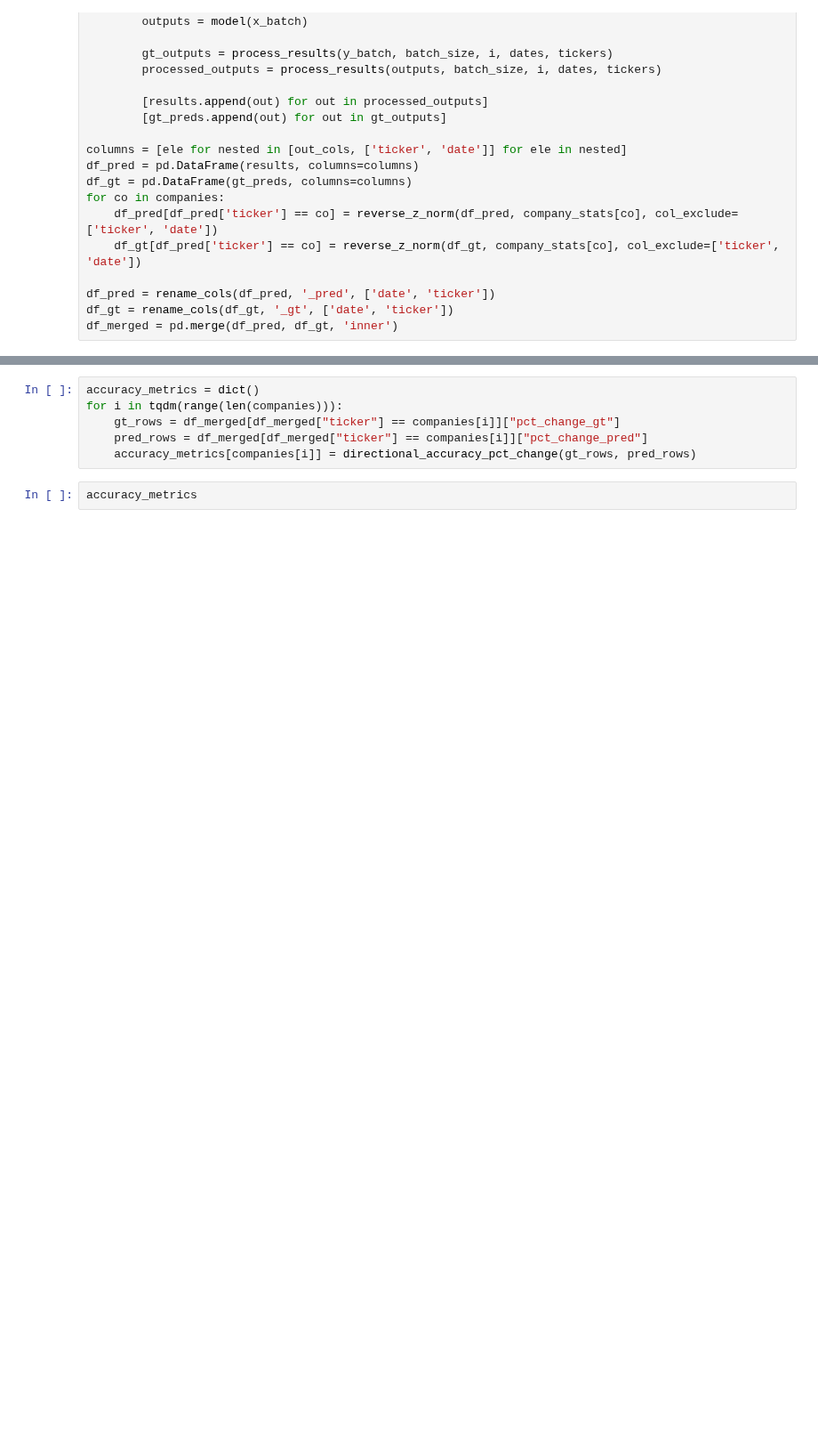
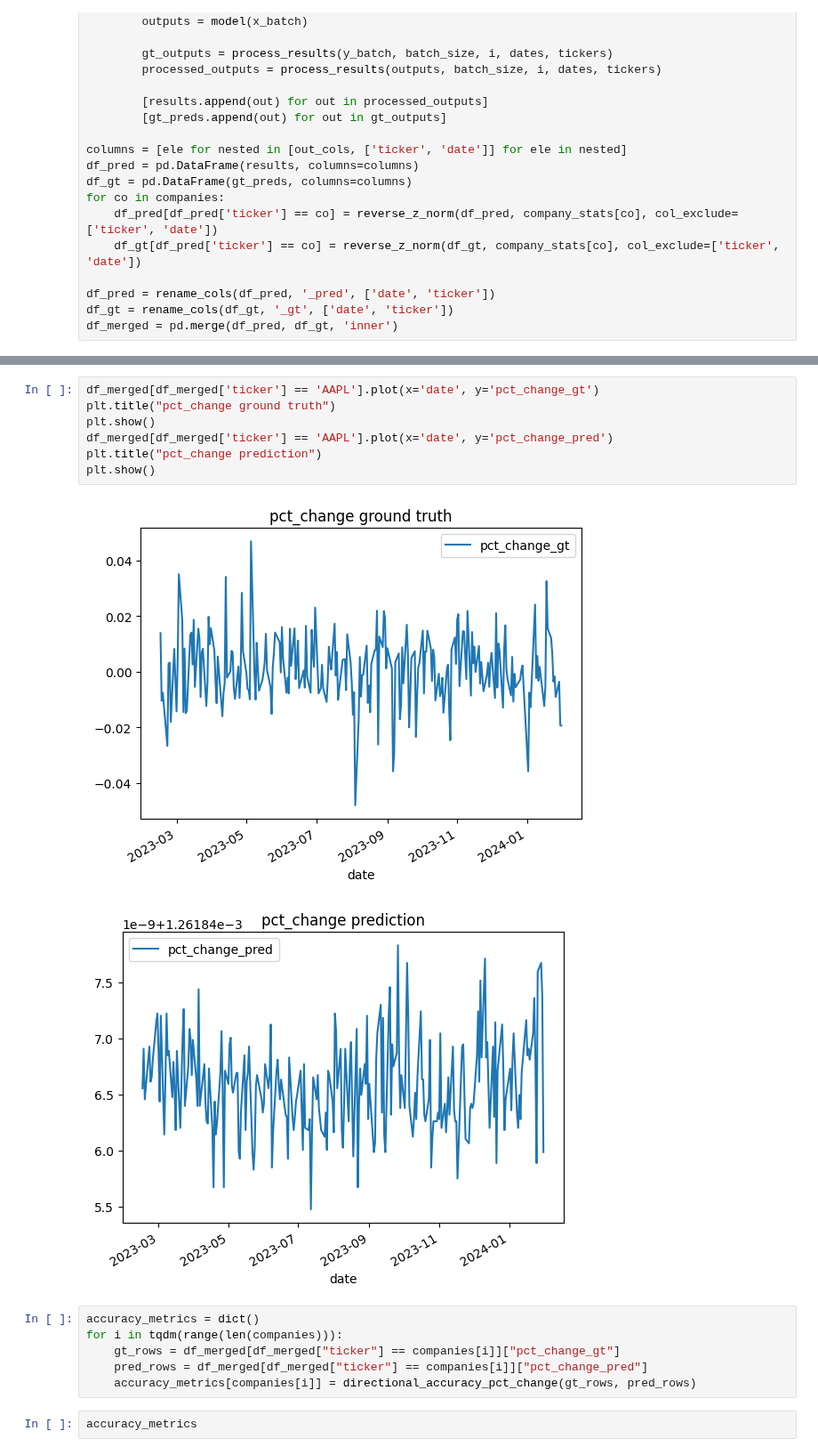
Before and after one commit to oragamiman01/stock_prediction, a Jupyter notebook: test_transformer.ipynb, the cells around one changed output, grey strips where cells are left out. Shown at 89% size. Cells and saved outputs as stored; diff of their text form; blank space fills up the shorter version.

```diff
--- a/test_transformer.ipynb
+++ b/test_transformer.ipynb
@@ -300,3 +312,13 @@ plt.show()
+# %%
+df_merged[df_merged['ticker'] == 'AAPL'].plot(x='date', y='pct_change_gt')
+plt.title("pct_change ground truth")
+plt.show()
+df_merged[df_merged['ticker'] == 'AAPL'].plot(x='date', y='pct_change_pred')
+plt.title("pct_change prediction")
+plt.show()
+# %% [output]
+[figure, added]
+[figure, added]
 # %%
 accuracy_metrics = dict()
 for i in tqdm(range(len(companies))):
```
Also changed, not shown: parts of 6 cells of this notebook.
